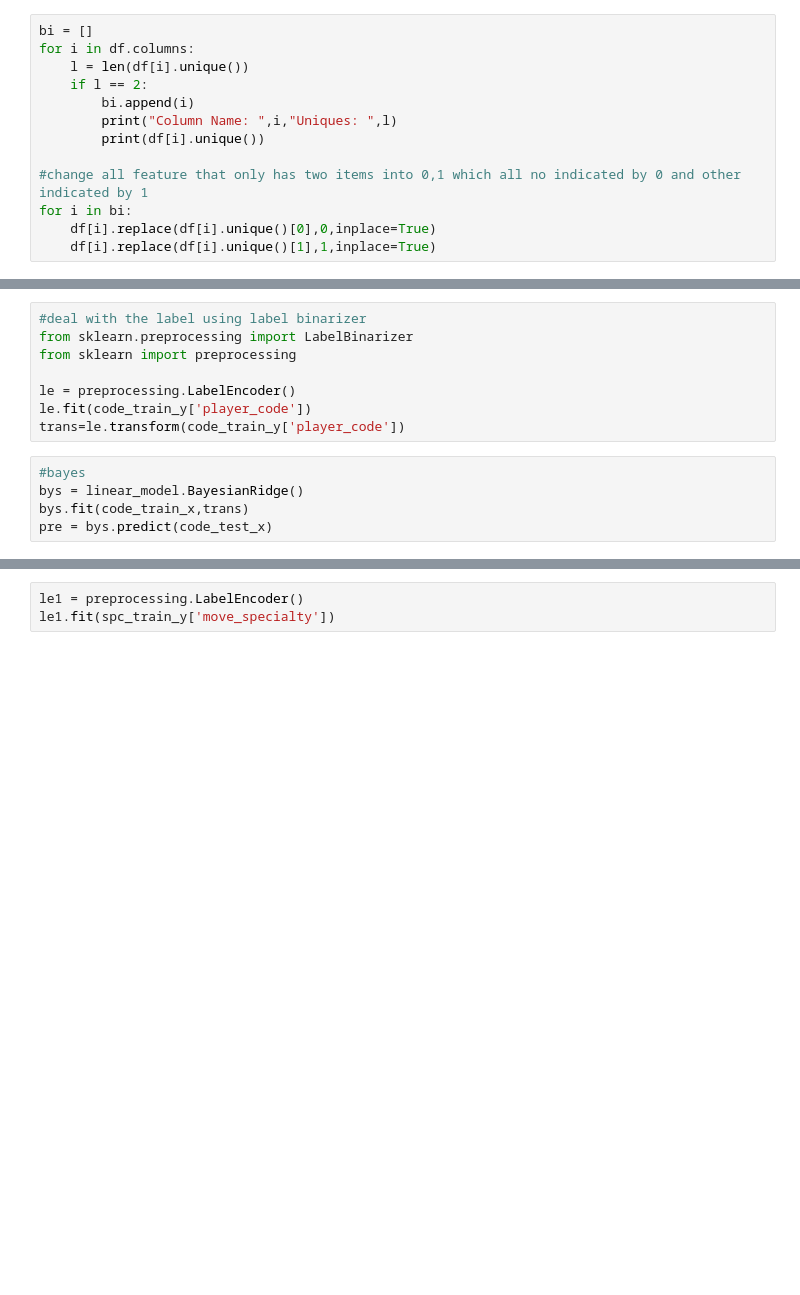
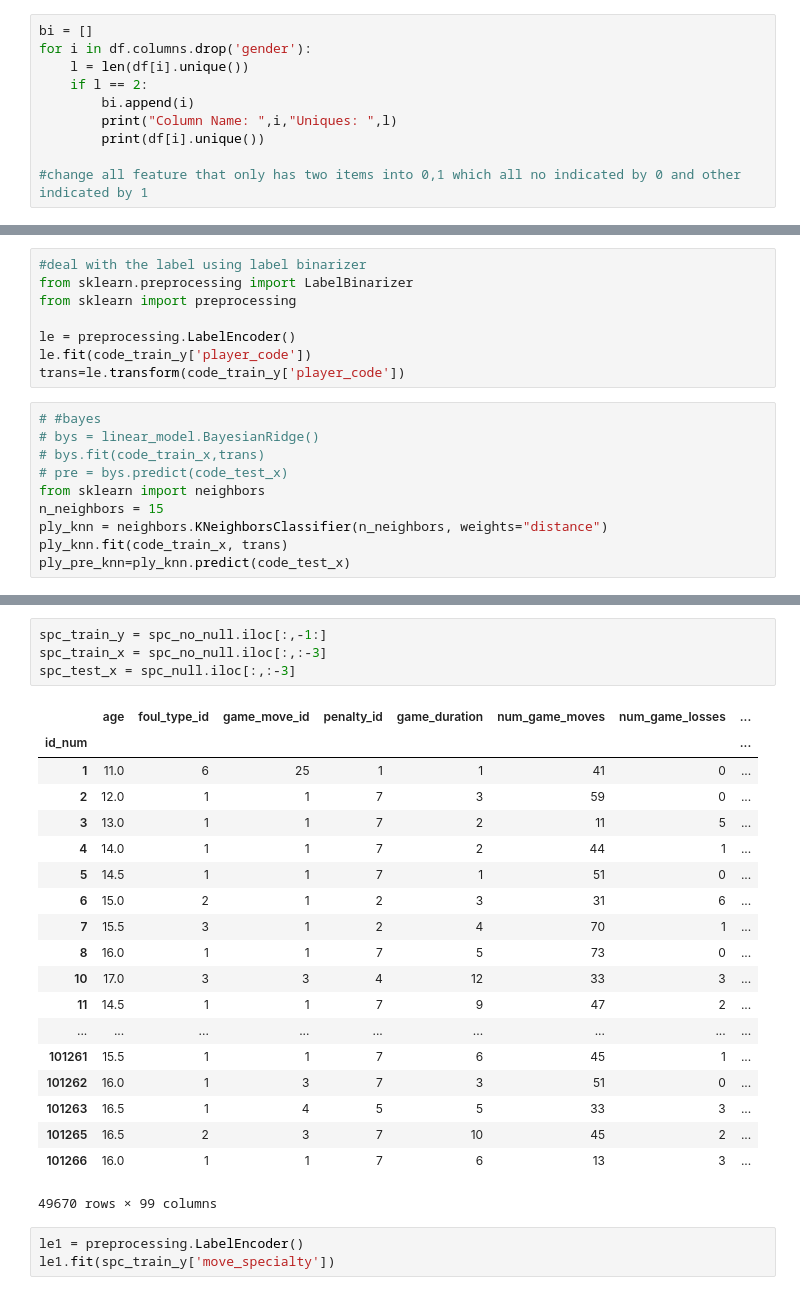
Before and after one commit to rozer821/ML_Final, a Jupyter notebook: final.ipynb, the cells around one changed output, grey strips where cells are left out. Saved outputs shown, nothing was run; the diff lists cells and outputs as text; blank space fills up the shorter version.

```diff
--- a/final.ipynb
+++ b/final.ipynb
@@ -47,7 +47,7 @@ Column Name:  finbourgh_flick Uniques:  1
 Column Name:  transylvanian_tackle Uniques:  1
 # %%
 bi = []
-for i in df.columns:
+for i in df.columns.drop('gender'):
     l = len(df[i].unique())
     if l == 2:
         bi.append(i)
@@ -55,9 +55,6 @@ for i in df.columns:
         print(df[i].unique())
 
 #change all feature that only has two items into 0,1 which all no indicated by 0 and other indicated by 1
-for i in bi:
-    df[i].replace(df[i].unique()[0],0,inplace=True)
-    df[i].replace(df[i].unique()[1],1,inplace=True)
 # %% [output]
 Column Name:  power_play Uniques:  2
 ['No' 'Steady']
@@ -227,7 +253,12 @@ le = preprocessing.LabelEncoder()
 le.fit(code_train_y['player_code'])
 trans=le.transform(code_train_y['player_code'])
 # %%
-#bayes
-bys = linear_model.BayesianRidge()
-bys.fit(code_train_x,trans)
-pre = bys.predict(code_test_x)
+# #bayes
+# bys = linear_model.BayesianRidge()
+# bys.fit(code_train_x,trans)
+# pre = bys.predict(code_test_x)
+from sklearn import neighbors
+n_neighbors = 15
+ply_knn = neighbors.KNeighborsClassifier(n_neighbors, weights="distance")
+ply_knn.fit(code_train_x, trans)
+ply_pre_knn=ply_knn.predict(code_test_x)
@@ -256,4 +299,28 @@ spc_train_y = spc_no_null.iloc[:,-1:]
 spc_test_x = spc_null.iloc[:,:-2]
+# %%
+spc_train_y = spc_no_null.iloc[:,-1:]
+spc_train_x = spc_no_null.iloc[:,:-3]
+spc_test_x = spc_null.iloc[:,:-3]
+# %% [output]
+|  | age | foul_type_id | game_move_id | penalty_id | game_duration | num_game_moves | num_game_losses | ... |
+| id_num |  |  |  |  |  |  |  | ... |
+| 1 | 11.0 | 6 | 25 | 1 | 1 | 41 | 0 | ... |
+| 2 | 12.0 | 1 | 1 | 7 | 3 | 59 | 0 | ... |
+| 3 | 13.0 | 1 | 1 | 7 | 2 | 11 | 5 | ... |
+| 4 | 14.0 | 1 | 1 | 7 | 2 | 44 | 1 | ... |
+| 5 | 14.5 | 1 | 1 | 7 | 1 | 51 | 0 | ... |
+| 6 | 15.0 | 2 | 1 | 2 | 3 | 31 | 6 | ... |
+| 7 | 15.5 | 3 | 1 | 2 | 4 | 70 | 1 | ... |
+| 8 | 16.0 | 1 | 1 | 7 | 5 | 73 | 0 | ... |
+| 10 | 17.0 | 3 | 3 | 4 | 12 | 33 | 3 | ... |
+| 11 | 14.5 | 1 | 1 | 7 | 9 | 47 | 2 | ... |
+| ... | ... | ... | ... | ... | ... | ... | ... | ... |
+| 101261 | 15.5 | 1 | 1 | 7 | 6 | 45 | 1 | ... |
+| 101262 | 16.0 | 1 | 3 | 7 | 3 | 51 | 0 | ... |
+| 101263 | 16.5 | 1 | 4 | 5 | 5 | 33 | 3 | ... |
+| 101265 | 16.5 | 2 | 3 | 7 | 10 | 45 | 2 | ... |
+| 101266 | 16.0 | 1 | 1 | 7 | 6 | 13 | 3 | ... |
+49670 rows × 99 columns
 # %%
 le1 = preprocessing.LabelEncoder()
 le1.fit(spc_train_y['move_specialty'])
```
Also changed, not shown: parts of 15 cells of this notebook.
